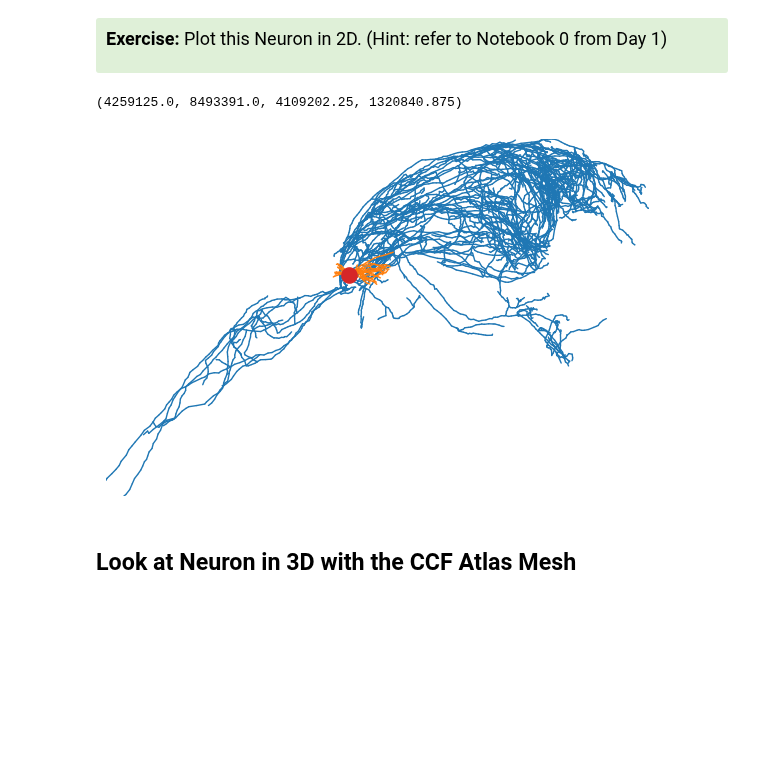
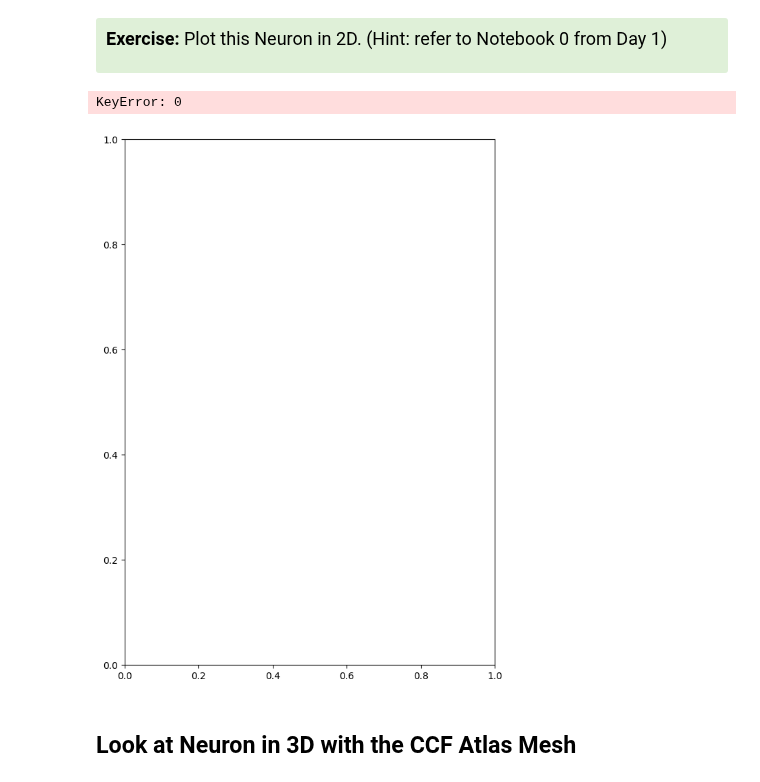
Before and after one commit to JEElsner/SWDB_2024_Anatomy, a Jupyter notebook: code/solutions/Notebook 1 - LM.ipynb, the cells around one changed output. Cells and saved outputs as stored; diff of their text form; code cells hidden in the pictures; blank space fills up the shorter version.

Commit message:
Add color to skeleton color map

```diff
--- a/code/solutions/Notebook 1 - LM.ipynb
+++ b/code/solutions/Notebook 1 - LM.ipynb
@@ -203,26 +203,26 @@ skel = skel_list[-1]
 # %%
 #Answer
 
 f, ax = plt.subplots(figsize=(7, 10))
 skelplot.plot_tools.plot_skel(
     skel,
     line_width=1,
     plot_soma=True,
     invert_y=True,
     pull_compartment_colors=True,
-    skel_color_map={1: "tab:red", 2: "tab:blue", 3: "tab:orange"},
+    skel_color_map={0: "tab:green", 1: "tab:red", 2: "tab:blue", 3: "tab:orange"},
     x="x",
     y="y",
 )
 
 ax.spines['right'].set_visible(False)
 ax.spines['left'].set_visible(False)
 ax.spines['top'].set_visible(False)
 ax.spines['bottom'].set_visible(False)
 ax.axis('off')
 # %% [output]
-(4259125.0, 8493391.0, 4109202.25, 1320840.875)
+KeyError: 0
-[figure, old version]
+[figure, new version]
 # %% [markdown]
 ## Look at Neuron in 3D with the CCF Atlas Mesh
 # %%
```
Also changed, not shown: parts of 1 cell of this notebook.
